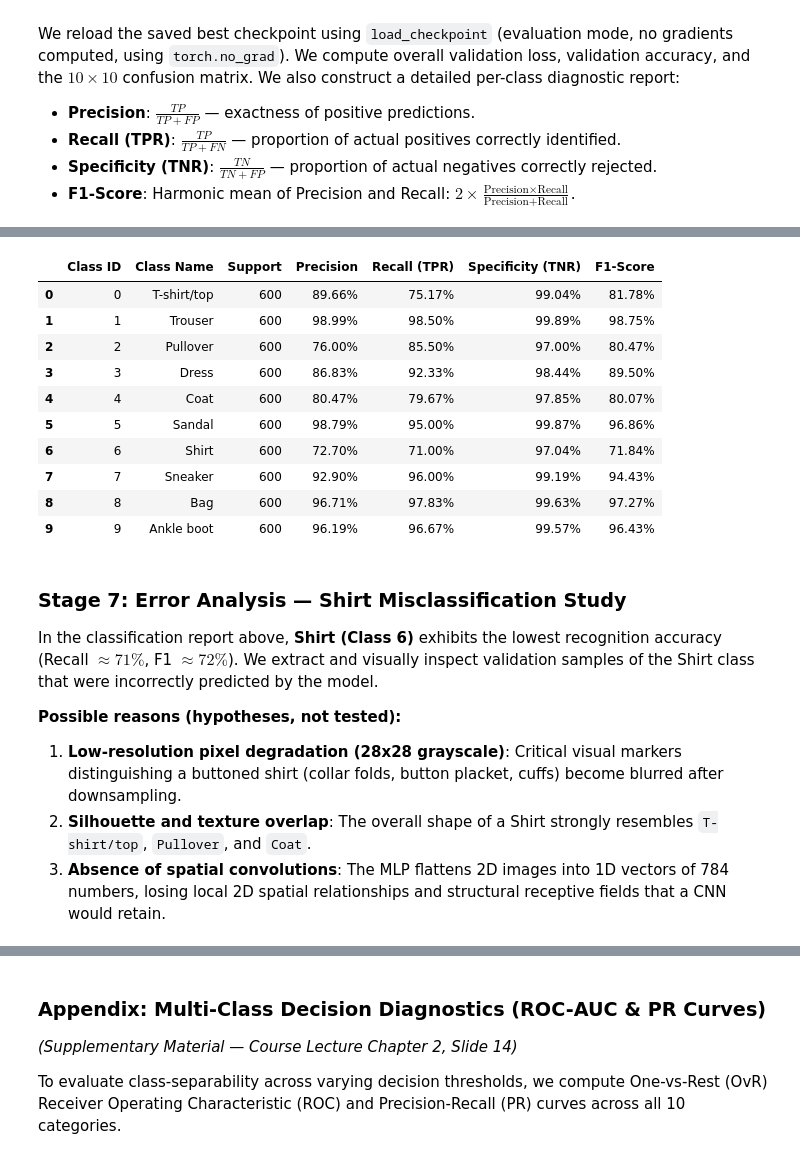
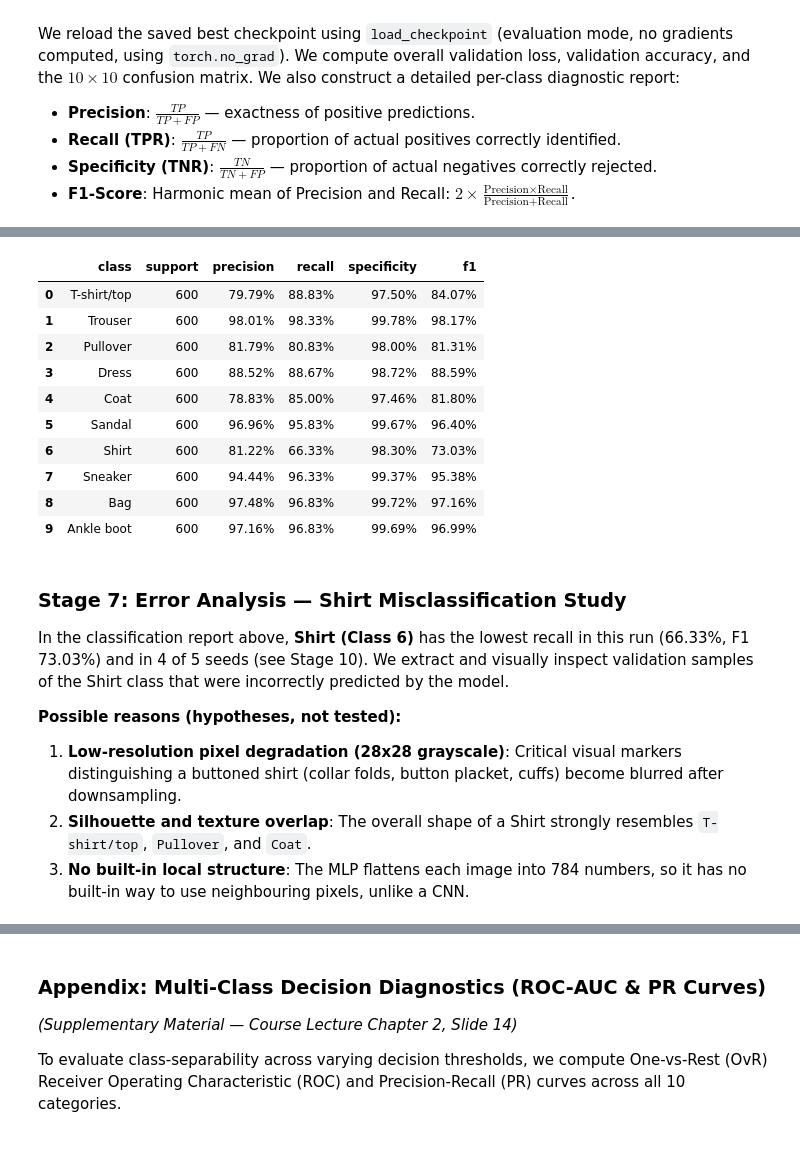
Before and after one commit to pptthu/Lab-DL, a Jupyter notebook: labs/lab1/notebook/lab1_presentation.ipynb, the cells around one changed output, grey strips where cells are left out. Saved outputs shown, nothing was run; the diff lists cells and outputs as text; code cells hidden in the pictures.

```diff
--- a/labs/lab1/notebook/lab1_presentation.ipynb
+++ b/labs/lab1/notebook/lab1_presentation.ipynb
@@ -285,31 +289,15 @@ best_model = load_checkpoint(eval_model, ckpt_path, device=device)
 val_loss, val_acc = evaluate(best_model, val_loader, device=device)
 cm = confusion_matrix(best_model, val_loader, device=device, num_classes=10)
 
-# Build detailed per-class diagnostic report
-report_rows = []
-for i, name in enumerate(CLASS_NAMES):
-    tp = cm[i, i]
-    fn = cm[i].sum() - tp
-    fp = cm[:, i].sum() - tp
-    tn = cm.sum() - (tp + fp + fn)
-    precision = tp / (tp + fp) if (tp + fp) > 0 else 0.0
-    recall = tp / (tp + fn) if (tp + fn) > 0 else 0.0
-    specificity = tn / (tn + fp) if (tn + fp) > 0 else 0.0
-    f1 = 2 * (precision * recall) / (precision + recall) if (precision + recall) > 0 else 0.0
-    support = cm[i].sum()
-    report_rows.append({
-        "Class ID": i,
-        "Class Name": name,
-        "Support": support,
-        "Precision": f"{precision*100:.2f}%",
-        "Recall (TPR)": f"{recall*100:.2f}%",
-        "Specificity (TNR)": f"{specificity*100:.2f}%",
-        "F1-Score": f"{f1*100:.2f}%"
-    })
+# Per-class report, saved by labs.lab1.evaluate
+runs_dir = artifact_dir('lab1', 'runs')
+df_report = save_classification_report(cm, CLASS_NAMES, str(runs_dir / 'classification_report.csv'))
+df_report_view = df_report.copy()
+for col in ['precision', 'recall', 'specificity', 'f1']:
+    df_report_view[col] = (df_report_view[col] * 100).map('{:.2f}%'.format)
 
-df_report = pd.DataFrame(report_rows)
 print(f"Validation Loss    : {val_loss:.4f}")
 print(f"Validation Accuracy: {val_acc*100:.2f}% ({int(round(val_acc*len(val_ds)))}/{len(val_ds)})")
 print("\n=== Per-class Classification Report (Validation Split) ===")
-display(df_report)
+display(df_report_view)
 # %% [output]
@@ -318,25 +306,25 @@ Validation Accuracy: 88.77% (5326/6000)
 
 === Per-class Classification Report (Validation Split) ===
-|  | Class ID | Class Name | Support | Precision | Recall (TPR) | Specificity (TNR) | F1-Score |
-| 0 | 0 | T-shirt/top | 600 | 89.66% | 75.17% | 99.04% | 81.78% |
-| 1 | 1 | Trouser | 600 | 98.99% | 98.50% | 99.89% | 98.75% |
-| 2 | 2 | Pullover | 600 | 76.00% | 85.50% | 97.00% | 80.47% |
-| 3 | 3 | Dress | 600 | 86.83% | 92.33% | 98.44% | 89.50% |
-| 4 | 4 | Coat | 600 | 80.47% | 79.67% | 97.85% | 80.07% |
-| 5 | 5 | Sandal | 600 | 98.79% | 95.00% | 99.87% | 96.86% |
-| 6 | 6 | Shirt | 600 | 72.70% | 71.00% | 97.04% | 71.84% |
-| 7 | 7 | Sneaker | 600 | 92.90% | 96.00% | 99.19% | 94.43% |
-| 8 | 8 | Bag | 600 | 96.71% | 97.83% | 99.63% | 97.27% |
-| 9 | 9 | Ankle boot | 600 | 96.19% | 96.67% | 99.57% | 96.43% |
+|  | class | support | precision | recall | specificity | f1 |
+| 0 | T-shirt/top | 600 | 79.79% | 88.83% | 97.50% | 84.07% |
+| 1 | Trouser | 600 | 98.01% | 98.33% | 99.78% | 98.17% |
+| 2 | Pullover | 600 | 81.79% | 80.83% | 98.00% | 81.31% |
+| 3 | Dress | 600 | 88.52% | 88.67% | 98.72% | 88.59% |
+| 4 | Coat | 600 | 78.83% | 85.00% | 97.46% | 81.80% |
+| 5 | Sandal | 600 | 96.96% | 95.83% | 99.67% | 96.40% |
+| 6 | Shirt | 600 | 81.22% | 66.33% | 98.30% | 73.03% |
+| 7 | Sneaker | 600 | 94.44% | 96.33% | 99.37% | 95.38% |
+| 8 | Bag | 600 | 97.48% | 96.83% | 99.72% | 97.16% |
+| 9 | Ankle boot | 600 | 97.16% | 96.83% | 99.69% | 96.99% |
 # %% [markdown]
 ### Stage 7: Error Analysis — Shirt Misclassification Study
-In the classification report above, **Shirt (Class 6)** exhibits the lowest recognition accuracy (Recall $\approx 71\%$, F1 $\approx 72\%$).
+In the classification report above, **Shirt (Class 6)** has the lowest recall in this run (66.33%, F1 73.03%) and in 4 of 5 seeds (see Stage 10).
 We extract and visually inspect validation samples of the Shirt class that were incorrectly predicted by the model.
 
 **Possible reasons (hypotheses, not tested):**
 1. **Low-resolution pixel degradation (28x28 grayscale)**: Critical visual markers distinguishing a buttoned shirt (collar folds, button placket, cuffs) become blurred after downsampling.
 2. **Silhouette and texture overlap**: The overall shape of a Shirt strongly resembles `T-shirt/top`, `Pullover`, and `Coat`.
-3. **Absence of spatial convolutions**: The MLP flattens 2D images into 1D vectors of 784 numbers, losing local 2D spatial relationships and structural receptive fields that a CNN would retain.
+3. **No built-in local structure**: The MLP flattens each image into 784 numbers, so it has no built-in way to use neighbouring pixels, unlike a CNN.
 # %%
 shirt_class_id = 6
 misclassified_shirts = []
```
Also changed, not shown: parts of 21 cells of this notebook, 4 other files.
